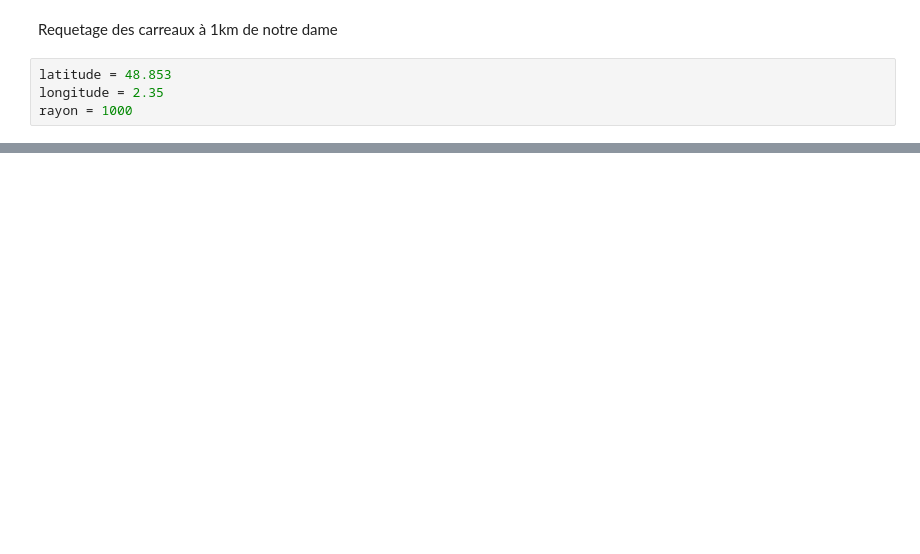
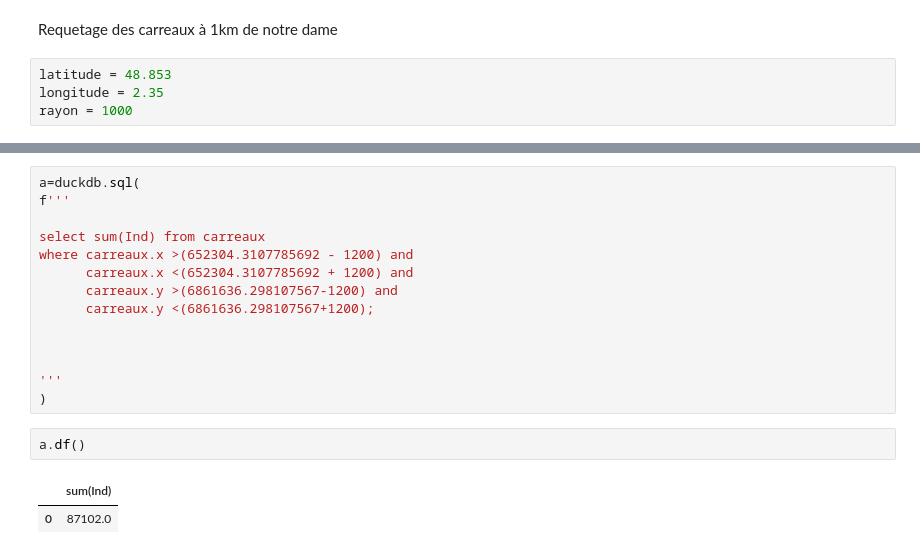
Before and after one commit to fsemecurbe/hubblapp, a Jupyter notebook: interrogation duckdb.ipynb, the cells around one changed output, grey strips where cells are left out. Cells and saved outputs as stored; diff of their text form; blank space fills up the shorter version.

```diff
--- a/interrogation duckdb.ipynb
+++ b/interrogation duckdb.ipynb
@@ -45,0 +340,19 @@ rayon = 1000
+# %%
+a=duckdb.sql(
+f'''
+
+select sum(Ind) from carreaux
+where carreaux.x >(652304.3107785692 - 1200) and
+      carreaux.x <(652304.3107785692 + 1200) and
+      carreaux.y >(6861636.298107567-1200) and
+      carreaux.y <(6861636.298107567+1200);
+
+
+
+'''
+)
+# %%
+a.df()
+# %% [output]
+|  | sum(Ind) |
+| 0 | 87102.0 |
```
Also changed, not shown: parts of 26 cells of this notebook.
